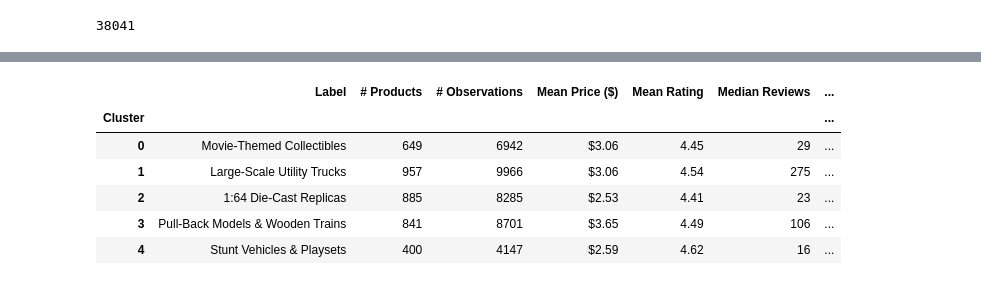
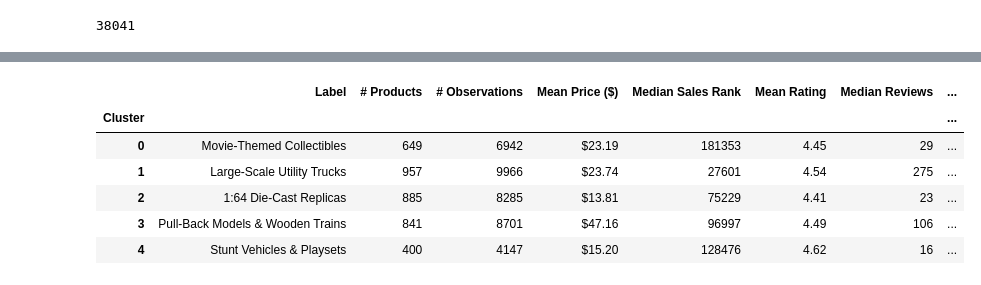
Before and after one commit to JanTeichertKluge/demand-analysis-repro, a Jupyter notebook: main/code/02_cluster_summary.ipynb, the cells around one changed output, grey strips where cells are left out. Drawn from its saved outputs; the diff is of its cells as text; code cells hidden in the pictures.

Commit message:
add cluster summary

```diff
--- a/main/code/02_cluster_summary.ipynb
+++ b/main/code/02_cluster_summary.ipynb
@@ -65,6 +69,8 @@ sim_cols = [
 
 df_full['cluster_label'] = df_full[sim_cols].idxmax(axis=1)
 df_full['cluster_label'] = df_full['cluster_label'].str.replace('similarity_cluster_', '').astype(int)
+df_full['SR'] = np.exp(-df_full["Q_t"])
+df_full['Price'] = np.exp(df_full["P_bb_t"])
 df_full.head()
 # %% [output]
 |  | ASIN | date | index | Q_t | PRICE | P_bb_t | text | window | REVIEW_COUNT | RATING | ... |
@@ -77,5 +83,7 @@ df_full.head()
 # %%
 import os
+import numpy as np
+
 
 # Short labels from the LLM headline exercise (used as readable cluster names)
 cluster_headlines_short = {
@@ -106,7 +114,8 @@ for c in range(5):
 
     n_prod         = int(sub["ASIN"].nunique())
     n_obs          = len(sub)
-    mean_price     = sub["P_bb_t"].mean()
+    mean_price     = np.exp(sub["P_bb_t"]).mean()
+    median_SR      = int(np.exp(-sub_asin["Q_t"]).median())
     mean_rating    = sub["RATING"].mean()
     # Product-level median review count (avoids repeating the same product
     # across many time periods inflating the statistic)
@@ -125,37 +134,38 @@ for c in range(5):
     mean_elas = sub["SortEff_deep_dml"].mean()
 
     rows.append(
         {
             "Cluster": c,
             "Label": cluster_headlines_short[c],
             "# Products": n_prod,
             "# Observations": n_obs,
             "Mean Price ($)": round(mean_price, 2),
+            "Median Sales Rank": median_SR,
             "Mean Rating": round(mean_rating, 2),
             "Median Reviews": median_reviews,
             "Dominant Product Type": cat_str,
             "Mean Elasticity": round(mean_elas, 3),
         }
     )
 
 df_summary = pd.DataFrame(rows).set_index("Cluster")
 
 # ── Save ─────────────────────────────────────────────────────────────────────
 df_summary.to_csv(os.path.join("..\output\R2", "cluster_summary_table.csv"))
 
 # ── Display ──────────────────────────────────────────────────────────────────
 df_summary.style.format(
     {
         "Mean Price ($)": "${:.2f}",
         "Mean Rating": "{:.2f}",
         "Mean Elasticity": "{:.3f}",
     }
 )
 # %% [output]
-|  | Label | # Products | # Observations | Mean Price ($) | Mean Rating | Median Reviews | ... |
-| Cluster |  |  |  |  |  |  | ... |
-| 0 | Movie-Themed Collectibles | 649 | 6942 | $3.06 | 4.45 | 29 | ... |
-| 1 | Large-Scale Utility Trucks | 957 | 9966 | $3.06 | 4.54 | 275 | ... |
-| 2 | 1:64 Die-Cast Replicas | 885 | 8285 | $2.53 | 4.41 | 23 | ... |
-| 3 | Pull-Back Models & Wooden Trains | 841 | 8701 | $3.65 | 4.49 | 106 | ... |
-| 4 | Stunt Vehicles & Playsets | 400 | 4147 | $2.59 | 4.62 | 16 | ... |
+|  | Label | # Products | # Observations | Mean Price ($) | Median Sales Rank | Mean Rating | Median Reviews | ... |
+| Cluster |  |  |  |  |  |  |  | ... |
+| 0 | Movie-Themed Collectibles | 649 | 6942 | $23.19 | 181353 | 4.45 | 29 | ... |
+| 1 | Large-Scale Utility Trucks | 957 | 9966 | $23.74 | 27601 | 4.54 | 275 | ... |
+| 2 | 1:64 Die-Cast Replicas | 885 | 8285 | $13.81 | 75229 | 4.41 | 23 | ... |
+| 3 | Pull-Back Models & Wooden Trains | 841 | 8701 | $47.16 | 96997 | 4.49 | 106 | ... |
+| 4 | Stunt Vehicles & Playsets | 400 | 4147 | $15.20 | 128476 | 4.62 | 16 | ... |
```
Also changed, not shown: parts of 2 cells of this notebook, 1 other file.
